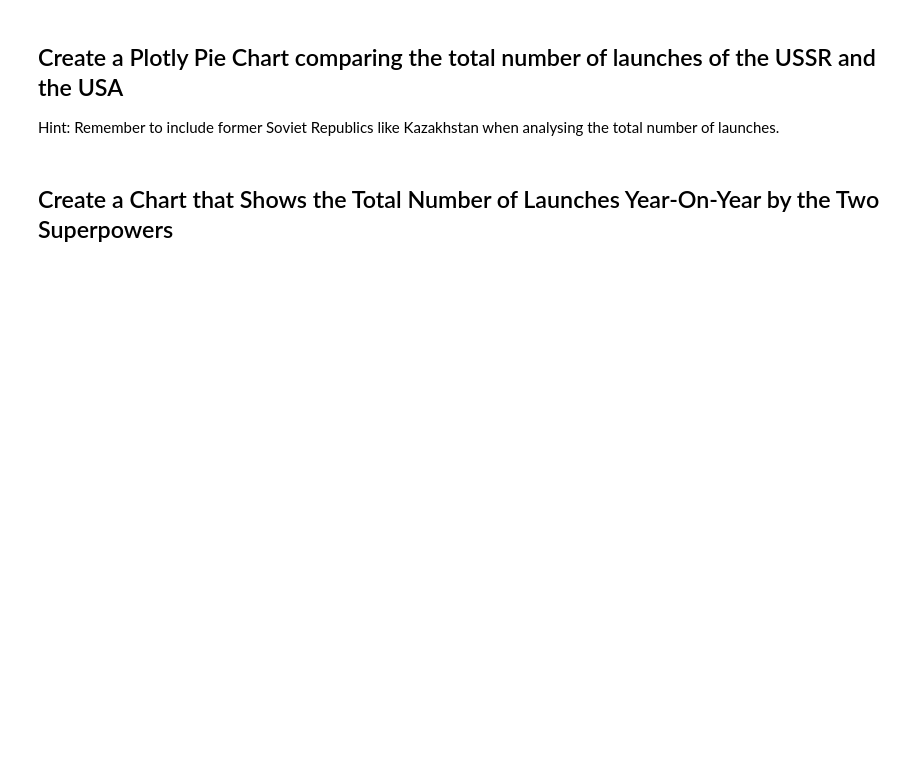
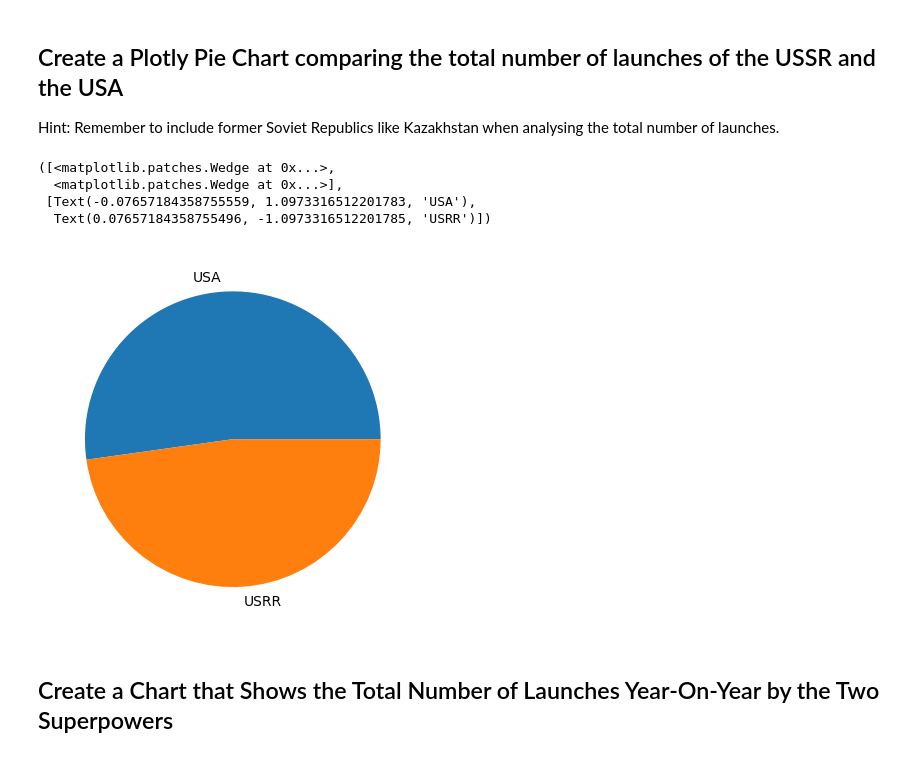
Before and after one commit to staixo/Python100day, a Jupyter notebook: Professional/SpaceMission/Space_Missions_Analysis.ipynb, the cells around one changed output. Cells and saved outputs as stored; diff of their text form; code cells hidden in the pictures; blank space fills up the shorter version.

```diff
--- a/Professional/SpaceMission/Space_Missions_Analysis.ipynb
+++ b/Professional/SpaceMission/Space_Missions_Analysis.ipynb
@@ -577,5 +575,13 @@ See the caveats in the documentation: https://pandas.pydata.org/pandas-docs/stab
 ## Create a Plotly Pie Chart comparing the total number of launches of the USSR and the USA
 
 Hint: Remember to include former Soviet Republics like Kazakhstan when analysing the total number of launches.
+# %%
+plt.pie(top_10_data.groupby("Cold_War")["count"].count().sort_values(ascending=False)[:2],labels=top_10_data.groupby("Cold_War")["count"].count().sort_values(ascending=False)[:2].index)
+# %% [output]
+([<matplotlib.patches.Wedge at 0x...>,
+  <matplotlib.patches.Wedge at 0x...>],
+ [Text(-0.07657184358755559, 1.0973316512201783, 'USA'),
+  Text(0.07657184358755496, -1.0973316512201785, 'USRR')])
+[figure, added]
 # %% [markdown]
 ## Create a Chart that Shows the Total Number of Launches Year-On-Year by the Two Superpowers
```
Also changed, not shown: parts of 12 cells of this notebook.
